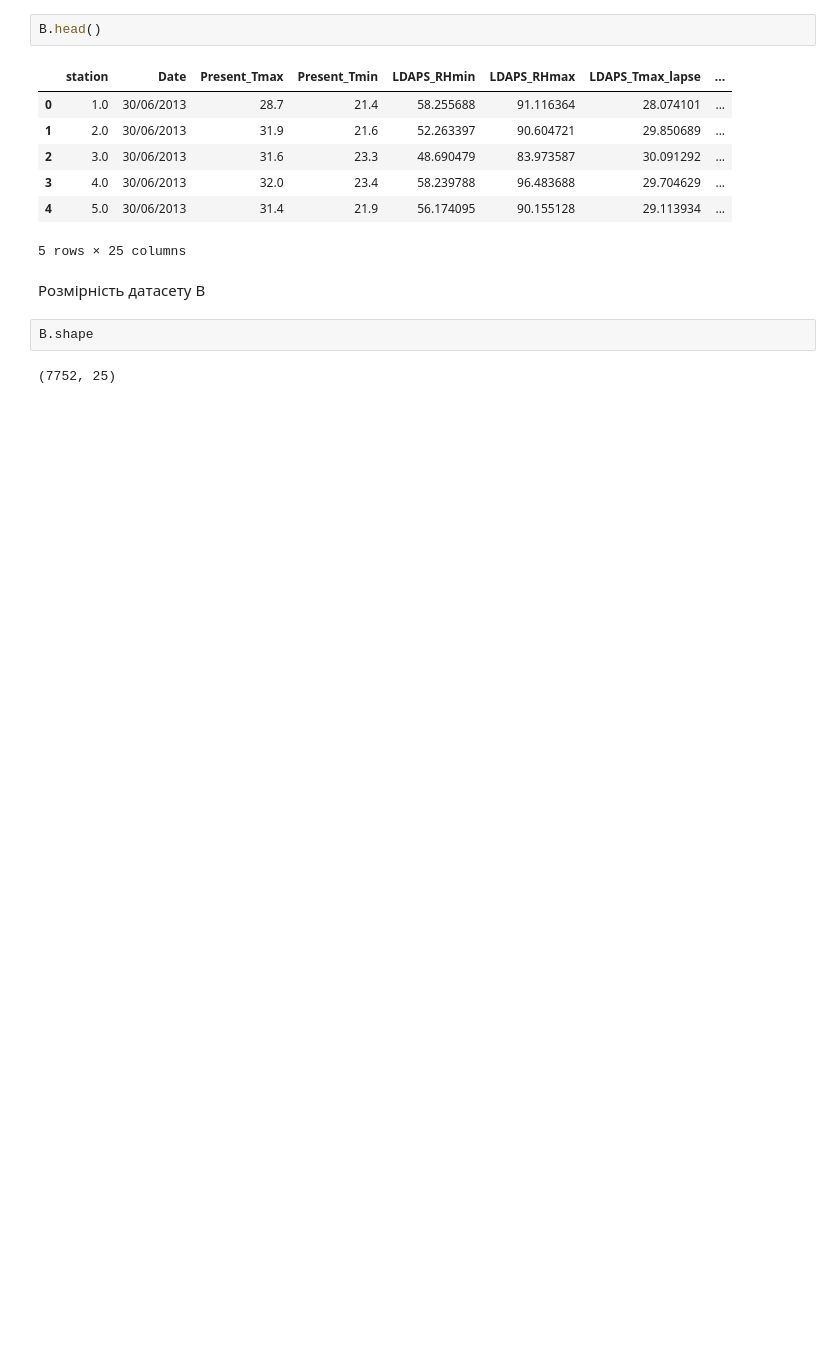
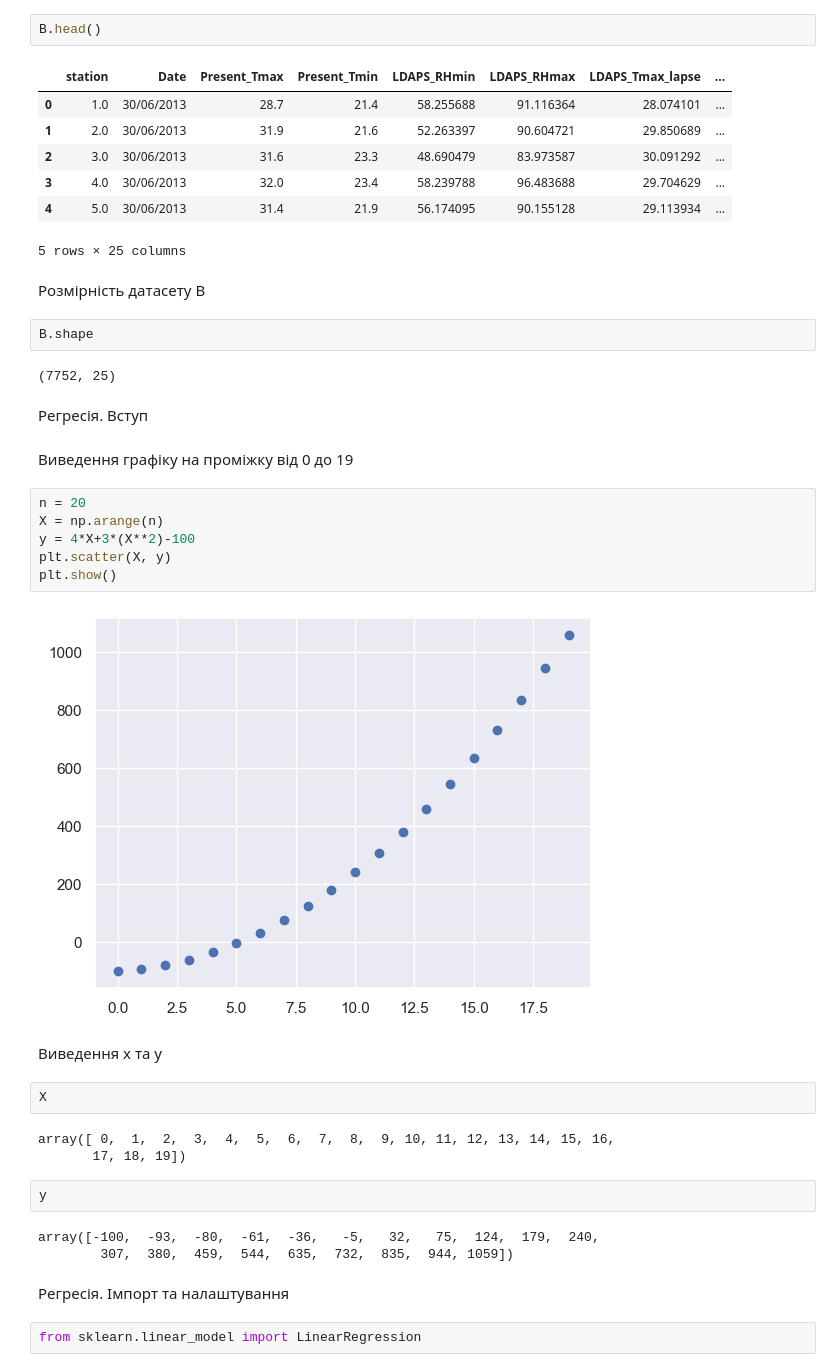
Before and after one commit to AlexandrZhygalov/ML_Course, a Jupyter notebook: 31.01.ipynb, the cells around one changed output. Cells and saved outputs as stored; diff of their text form; blank space fills up the shorter version.

Commit message:
Базові бібліотеки; датасети Blobs, Iris, Bias; Виведення даних; Лінійна регресія

```diff
--- a/31.01.ipynb
+++ b/31.01.ipynb
@@ -104,3 +104,31 @@ B.head()
 B.shape
 # %% [output]
 (7752, 25)
+# %% [markdown]
+Регресія. Вступ
+# %% [markdown]
+Виведення графіку на проміжку від 0 до 19
+# %%
+n = 20
+X = np.arange(n)
+y = 4*X+3*(X**2)-100
+plt.scatter(X, y)
+plt.show()
+# %% [output]
+[figure, added]
+# %% [markdown]
+Виведення x та y
+# %%
+X
+# %% [output]
+array([ 0,  1,  2,  3,  4,  5,  6,  7,  8,  9, 10, 11, 12, 13, 14, 15, 16,
+       17, 18, 19])
+# %%
+y
+# %% [output]
+array([-100,  -93,  -80,  -61,  -36,   -5,   32,   75,  124,  179,  240,
+        307,  380,  459,  544,  635,  732,  835,  944, 1059])
+# %% [markdown]
+Регресія. Імпорт та налаштування
+# %%
+from sklearn.linear_model import LinearRegression
```
Also changed, not shown: parts of 7 cells of this notebook.
